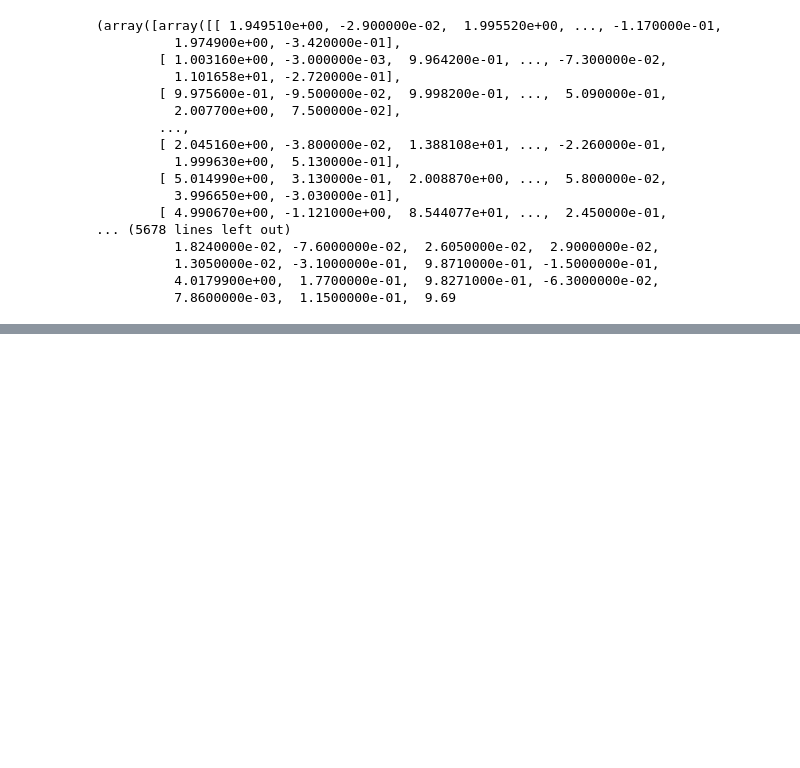
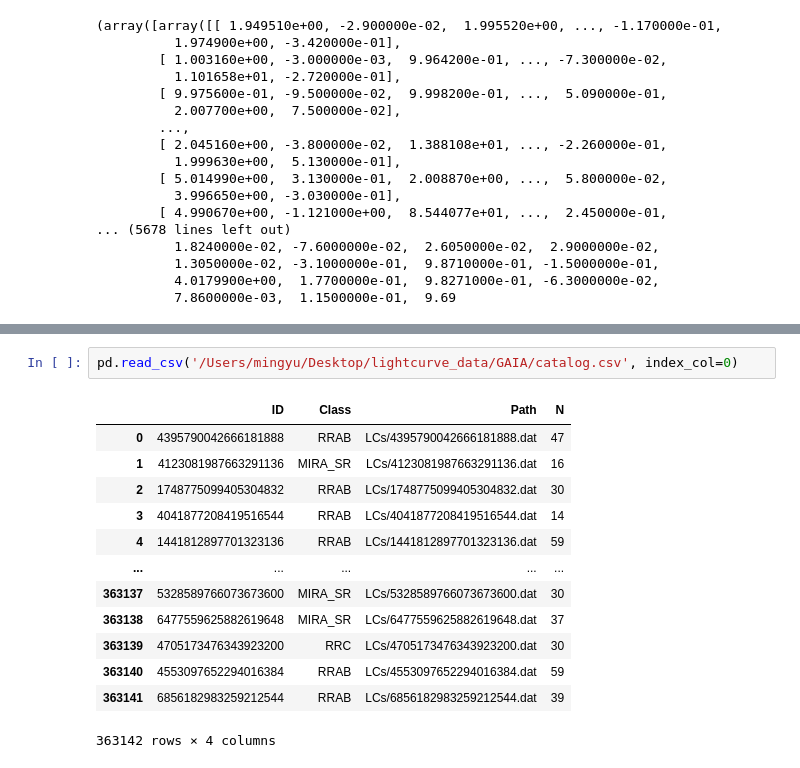
Before and after one commit to JerryLiuMY/transformer_astro, a Jupyter notebook: synthesis.ipynb, the cells around one changed output, grey strips where cells are left out. Cells and saved outputs as stored; diff of their text form; blank space fills up the shorter version.

```diff
--- a/synthesis.ipynb
+++ b/synthesis.ipynb
@@ -61,0 +83,16 @@ next(gen)
+# %%
+pd.read_csv('/Users/mingyu/Desktop/lightcurve_data/GAIA/catalog.csv', index_col=0)
+# %% [output]
+|  | ID | Class | Path | N |
+| 0 | 4395790042666181888 | RRAB | LCs/4395790042666181888.dat | 47 |
+| 1 | 4123081987663291136 | MIRA_SR | LCs/4123081987663291136.dat | 16 |
+| 2 | 1748775099405304832 | RRAB | LCs/1748775099405304832.dat | 30 |
+| 3 | 4041877208419516544 | RRAB | LCs/4041877208419516544.dat | 14 |
+| 4 | 1441812897701323136 | RRAB | LCs/1441812897701323136.dat | 59 |
+| ... | ... | ... | ... | ... |
+| 363137 | 5328589766073673600 | MIRA_SR | LCs/5328589766073673600.dat | 30 |
+| 363138 | 6477559625882619648 | MIRA_SR | LCs/6477559625882619648.dat | 37 |
+| 363139 | 4705173476343923200 | RRC | LCs/4705173476343923200.dat | 30 |
+| 363140 | 4553097652294016384 | RRAB | LCs/4553097652294016384.dat | 59 |
+| 363141 | 6856182983259212544 | RRAB | LCs/6856182983259212544.dat | 39 |
+363142 rows × 4 columns
```
Also changed, not shown: parts of 1 cell of this notebook, 4 other files.
